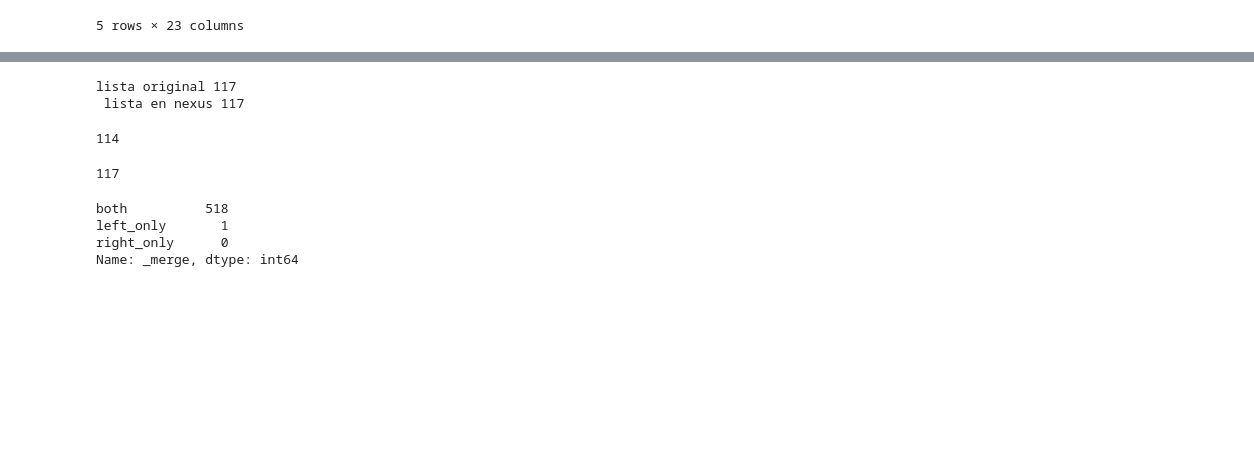
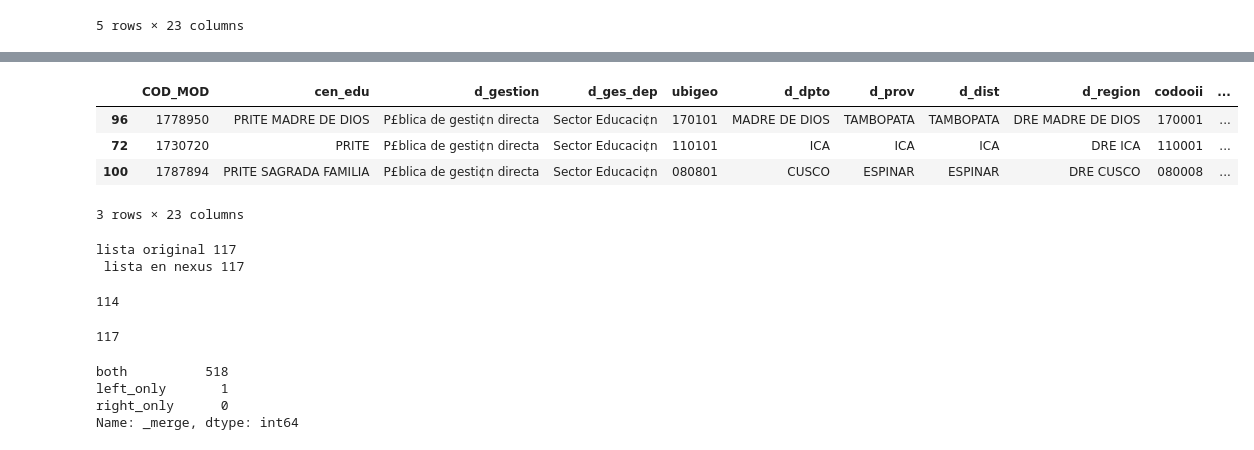
Before and after one commit to hugoferquiroz/Brecha-PRITE, a Jupyter notebook: scripts/calculo de la brecha.ipynb, the cells around one changed output, grey strips where cells are left out. Saved outputs shown, nothing was run; the diff lists cells and outputs as text; code cells hidden in the pictures; blank space fills up the shorter version.

```diff
--- a/scripts/calculo de la brecha.ipynb
+++ b/scripts/calculo de la brecha.ipynb
@@ -295,3 +322,11 @@ padron_web.sample(5)
+# %%
+padron_web.sample(3)
+# %% [output]
+|  | COD_MOD | cen_edu | d_gestion | d_ges_dep | ubigeo | d_dpto | d_prov | d_dist | d_region | codooii | ... |
+| 96 | 1778950 | PRITE MADRE DE DIOS | P£blica de gesti¢n directa | Sector Educaci¢n | 170101 | MADRE DE DIOS | TAMBOPATA | TAMBOPATA | DRE MADRE DE DIOS | 170001 | ... |
+| 72 | 1730720 | PRITE | P£blica de gesti¢n directa | Sector Educaci¢n | 110101 | ICA | ICA | ICA | DRE ICA | 110001 | ... |
+| 100 | 1787894 | PRITE SAGRADA FAMILIA | P£blica de gesti¢n directa | Sector Educaci¢n | 080801 | CUSCO | ESPINAR | ESPINAR | DRE CUSCO | 080008 | ... |
+3 rows × 23 columns
 # %%
 # Reviso las observaciones
 print('lista original',ssee_prite.shape[0], '\n', 'lista en nexus', trabajadores.shape[0])
```
Also changed, not shown: parts of 4 cells of this notebook, 3 other files.
